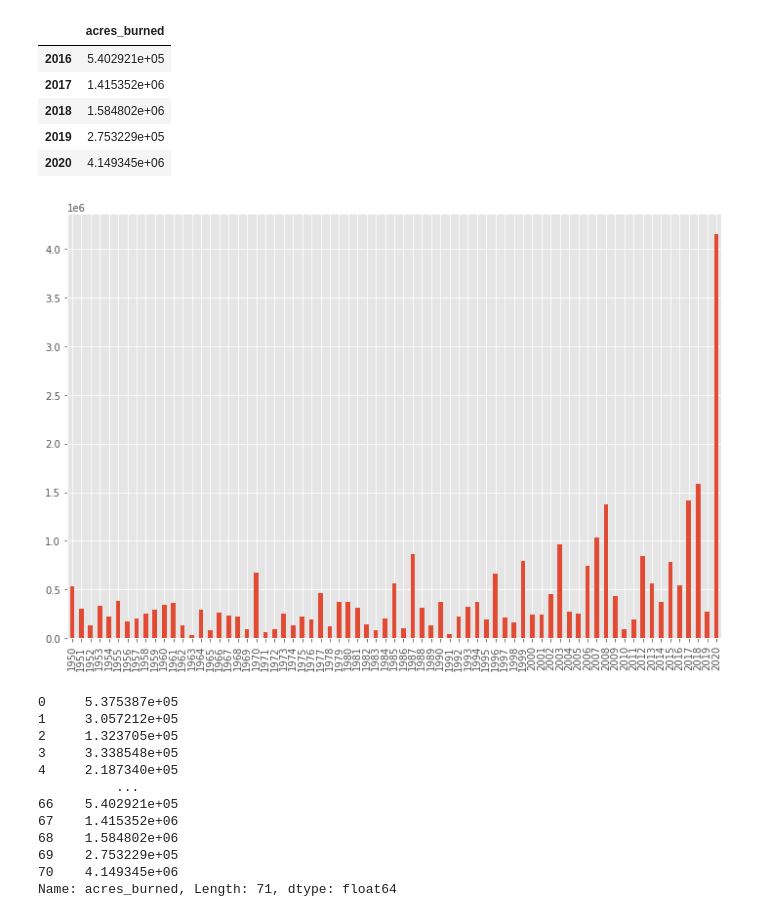
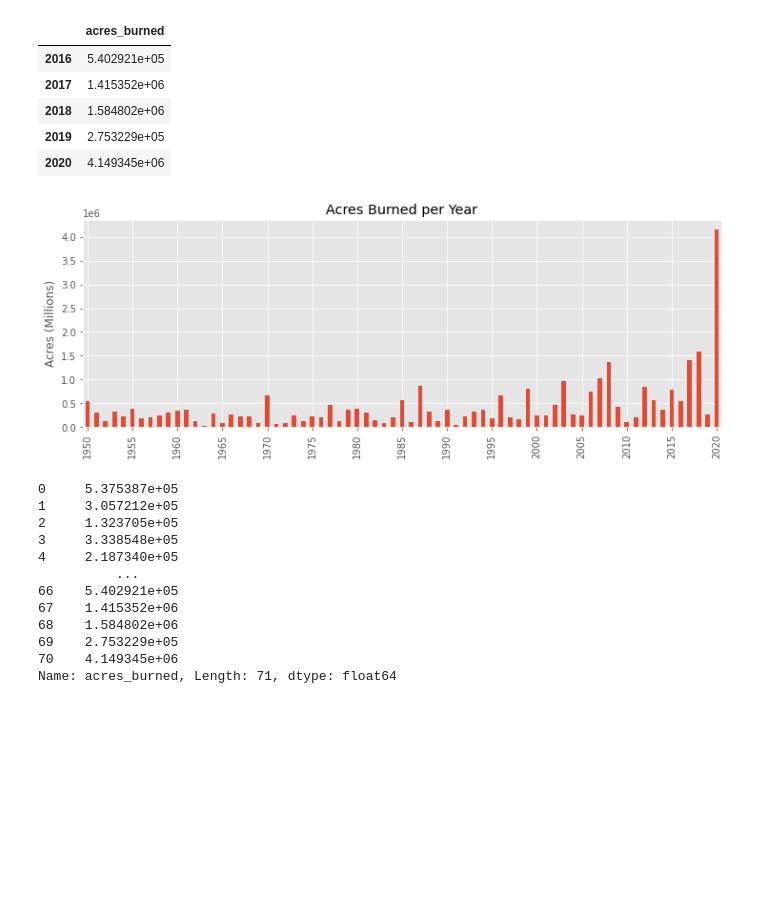
Before and after one commit to jefremides/Project_5, a Jupyter notebook: 04_models/claire_time_series_models.ipynb, the cells around one changed output. Cells and saved outputs as stored; diff of their text form; code cells hidden in the pictures; blank space fills up the shorter version.

```diff
--- a/04_models/claire_time_series_models.ipynb
+++ b/04_models/claire_time_series_models.ipynb
@@ -40,10 +44,14 @@ acres_df.tail()
 | 2018 | 1.584802e+06 |
 | 2019 | 2.753229e+05 |
 | 2020 | 4.149345e+06 |
-# %%
-acres_df['acres_burned'].plot(kind='bar', figsize=(12,8));
-# %% [output]
-[figure, removed]
+# %%
+# Code source: https://stackoverflow.com/questions/12608788/changing-the-tick-frequency-on-x-or-y-axis-in-matplotlib/12608937
+acres_df['acres_burned'].plot(kind='bar', figsize=(12,4))
+plt.xticks(np.arange(0, 71, 5.0))
+plt.title('Acres Burned per Year')
+plt.ylabel('Acres (Millions)');
+# %% [output]
+[figure, added]
 # %%
 y = acres_df['acres_burned'].reset_index(drop=True)
 y
```
Also changed, not shown: parts of 22 cells of this notebook, 4 other files.
